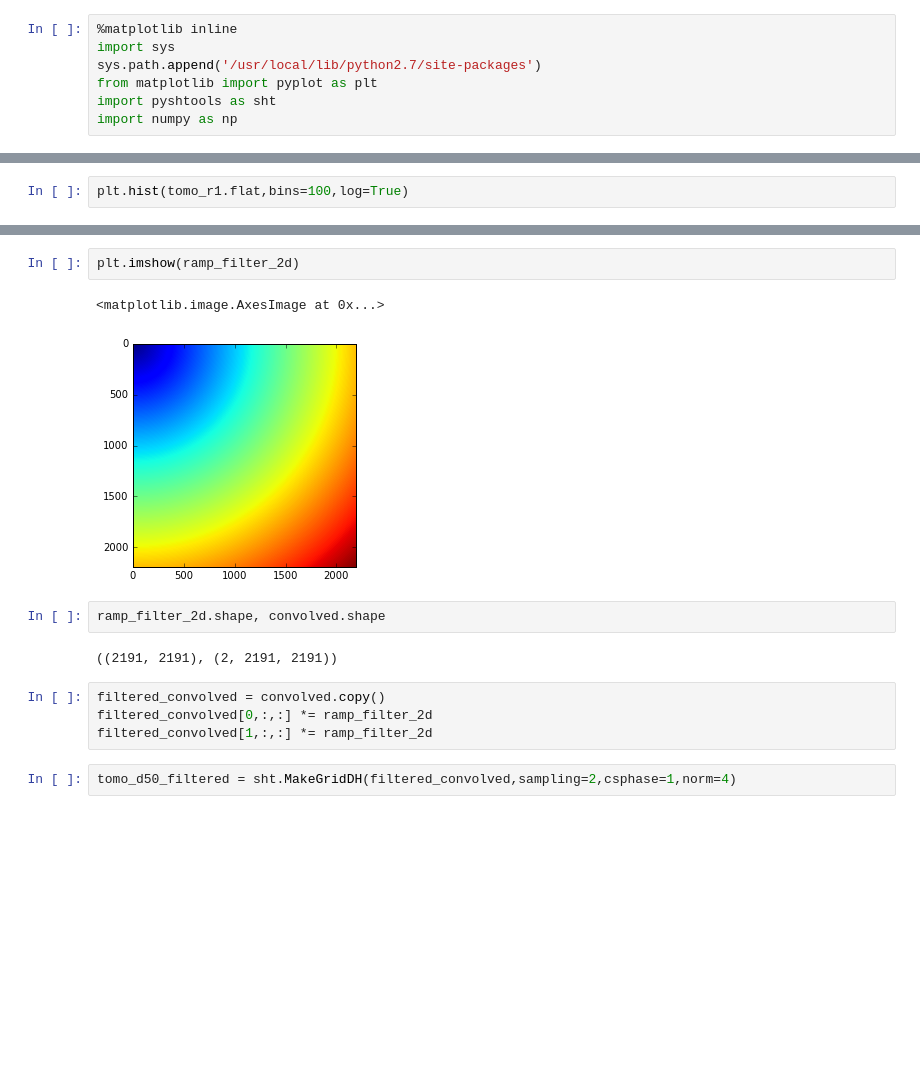
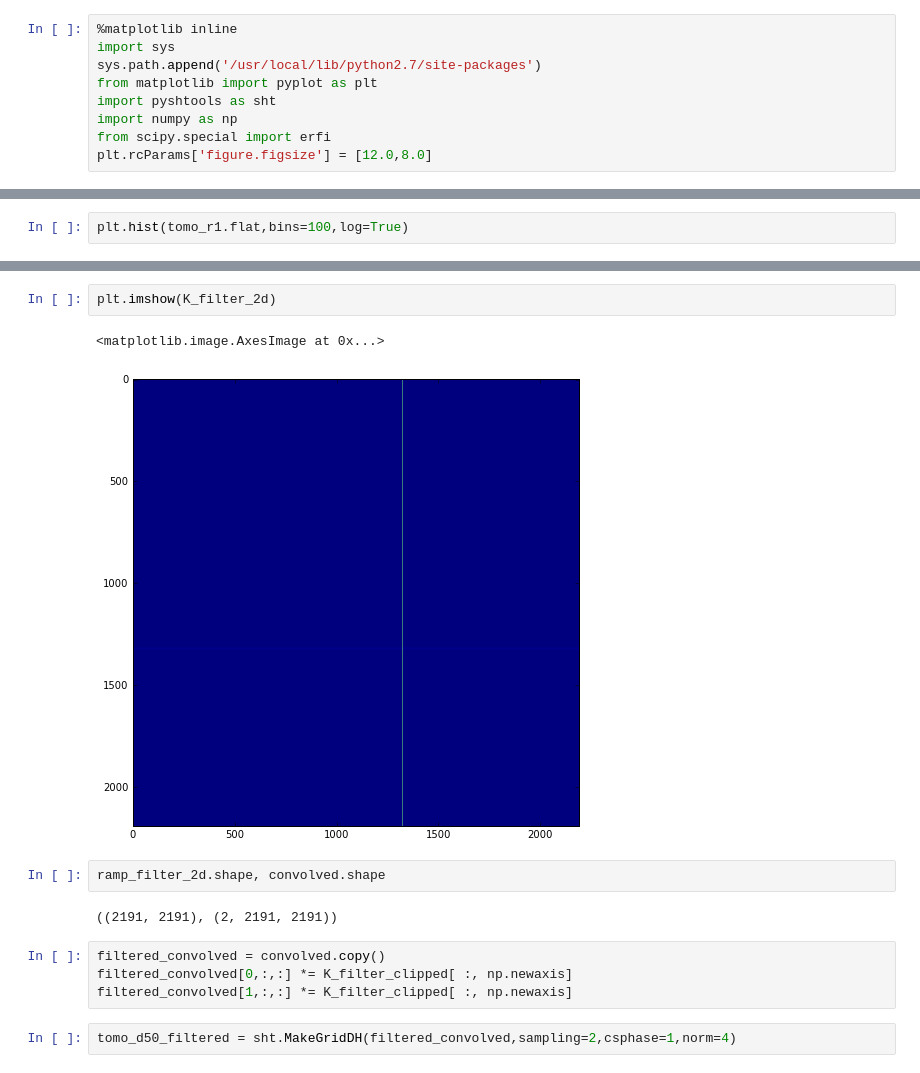
Before and after one commit to korin-worm-code/GravityTomo, a Jupyter notebook: GravTomoCleanedUp.ipynb, the cells around one changed output, grey strips where cells are left out. Cells and saved outputs as stored; diff of their text form; blank space fills up the shorter version.

```diff
--- a/GravTomoCleanedUp.ipynb
+++ b/GravTomoCleanedUp.ipynb
@@ -5,6 +5,8 @@ sys.path.append('/usr/local/lib/python2.7/site-packages')
 from matplotlib import pyplot as plt
 import pyshtools as sht
 import numpy as np
+from scipy.special import erfi
+plt.rcParams['figure.figsize'] = [12.0,8.0]
 # %% [output]
 Loading SHTOOLS documentation
 # %%
@@ -175,16 +231,16 @@ cone_filter_2d = np.sqrt(np.outer(ramp_filter*ramp_filter,ramp_filter*ramp_filte
 # %%
-plt.imshow(ramp_filter_2d)
+plt.imshow(K_filter_2d)
 # %% [output]
 <matplotlib.image.AxesImage at 0x...>
-[figure, old version]
+[figure, new version]
 # %%
 ramp_filter_2d.shape, convolved.shape
 # %% [output]
 ((2191, 2191), (2, 2191, 2191))
 # %%
 filtered_convolved = convolved.copy()
-filtered_convolved[0,:,:] *= ramp_filter_2d
-filtered_convolved[1,:,:] *= ramp_filter_2d
+filtered_convolved[0,:,:] *= K_filter_clipped[ :, np.newaxis]
+filtered_convolved[1,:,:] *= K_filter_clipped[ :, np.newaxis]
 # %%
 tomo_d50_filtered = sht.MakeGridDH(filtered_convolved,sampling=2,csphase=1,norm=4)
 # %%
```
Also changed, not shown: parts of 29 cells of this notebook.
